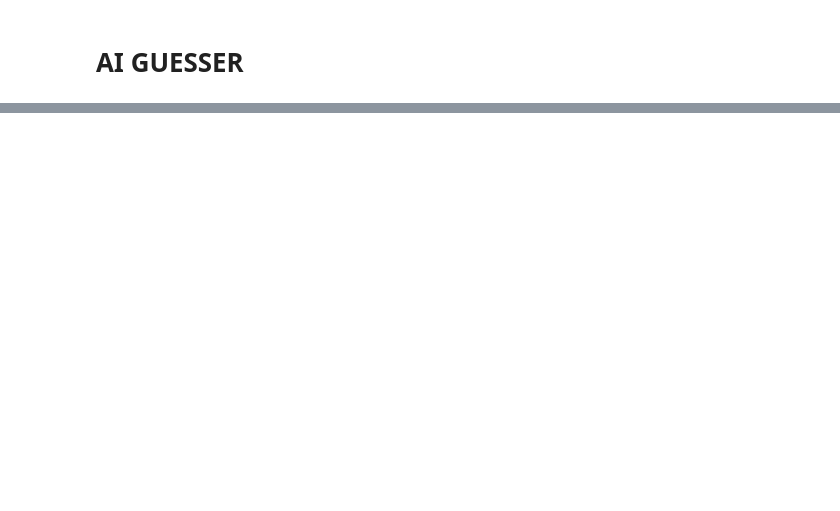
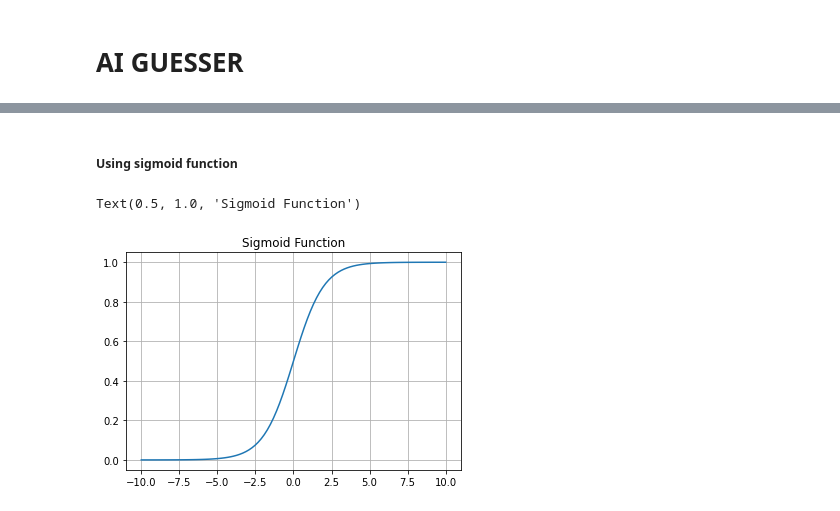
Before and after one commit to DanieleDiSpirito/python_programs, a Jupyter notebook: guess_who/ai_guesser.ipynb, the cells around one changed output, grey strips where cells are left out. Drawn from its saved outputs; the diff is of its cells as text; code cells hidden in the pictures; blank space fills up the shorter version.

Commit message:
Guess Who? | AI Guesser
Train AI model using reinforce + baseline on questions

```diff
--- a/guess_who/ai_guesser.ipynb
+++ b/guess_who/ai_guesser.ipynb
@@ -41,0 +74,14 @@ _Work in progess_ ⚠️
+# %% [markdown]
+##### Using sigmoid function
+# %%
+sigmoid = lambda x: 1 / (1 + np.exp(-x))
+# %%
+# plot sigmoid function
+x = np.linspace(-10, 10, 100)
+y = sigmoid(x)
+plt.plot(x, y)
+plt.grid(True)
+plt.title("Sigmoid Function")
+# %% [output]
+Text(0.5, 1.0, 'Sigmoid Function')
+[figure, added]
```
Also changed, not shown: parts of 20 cells of this notebook.
